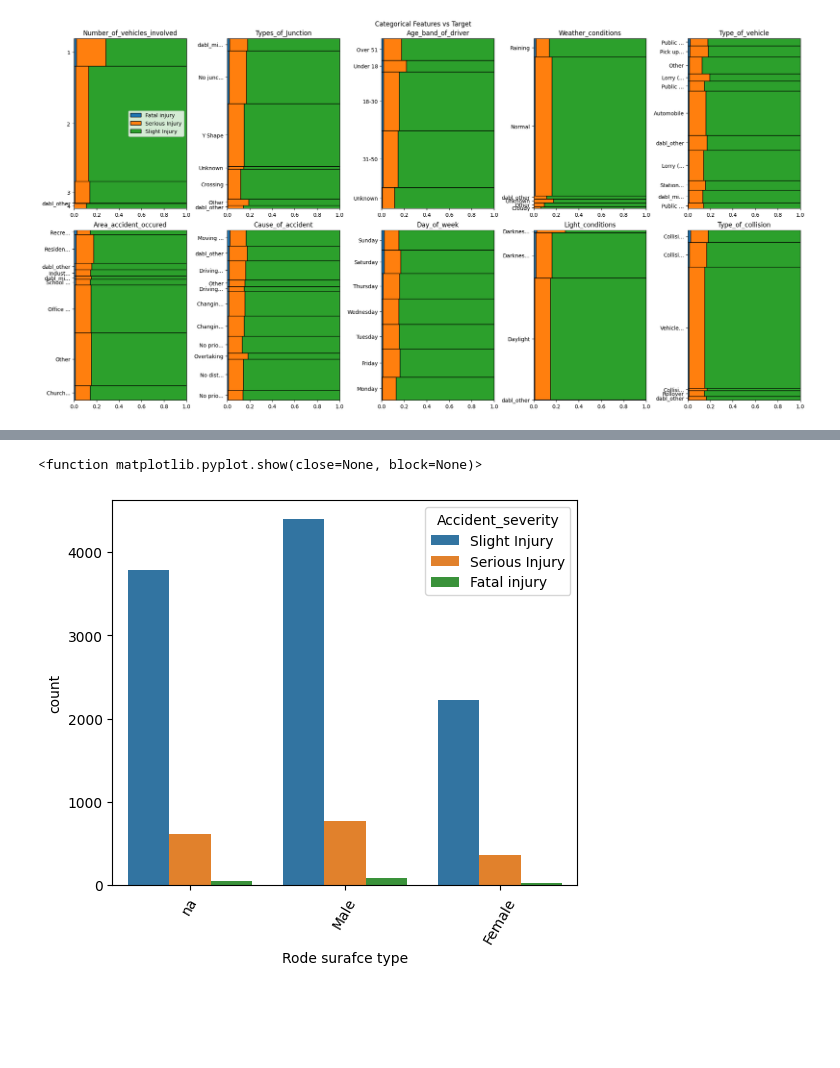
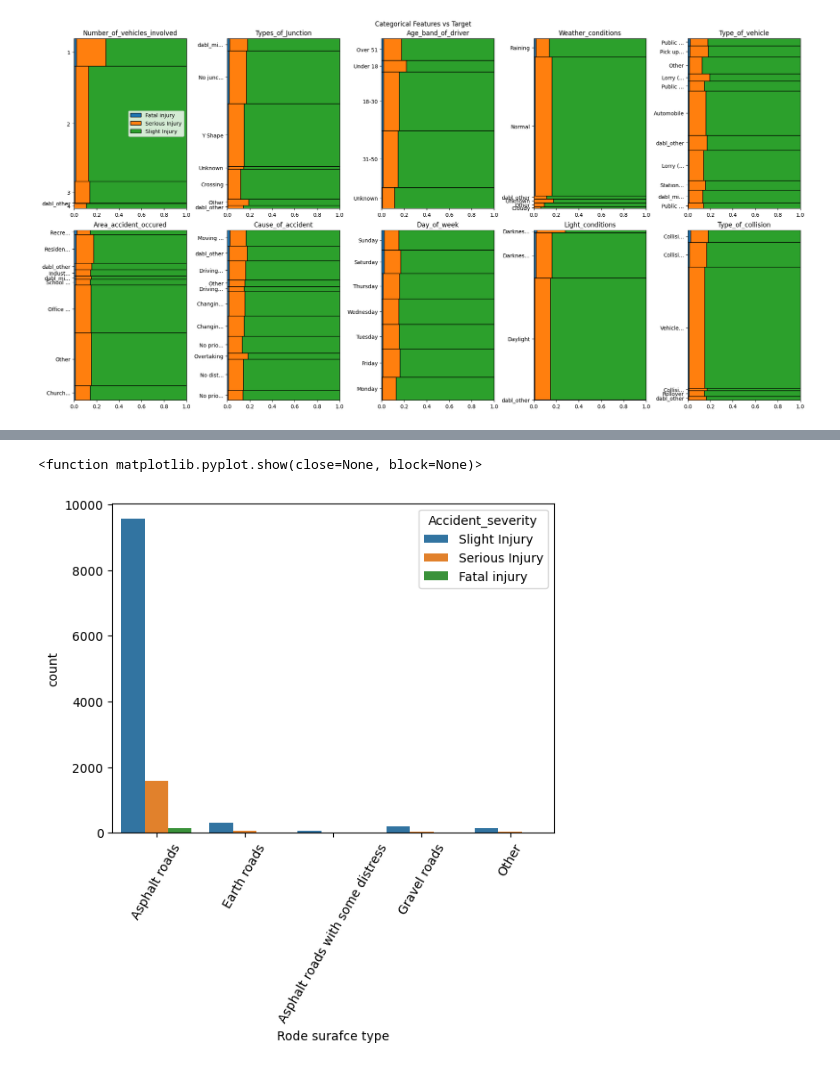
Before and after one commit to sudeep-hk/DS---Algo, a Jupyter notebook: accident_pred.ipynb, the cells around one changed output, grey strips where cells are left out. Cells and saved outputs as stored; diff of their text form; code cells hidden in the pictures; blank space fills up the shorter version.

```diff
--- a/accident_pred.ipynb
+++ b/accident_pred.ipynb
@@ -84,16 +85,16 @@ memory usage: 3.0+ MB
 # %%
 #dabl showing only top 10 categorical variables realtion for rest we need to do manual work
 import seaborn as sns
 import matplotlib.pyplot as plt
 
-plt.figure(figsize=(6,5))
-sns.countplot(x='Sex_of_casualty', hue='Accident_severity', data=df)
+# plt.figure(figCsize=(6,5))
+sns.countplot(x='Road_surface_type', hue='Accident_severity', data=df)
 plt.xlabel('Rode surafce type')
 plt.xticks(rotation=60)
 plt.show
 # %% [output]
 <function matplotlib.pyplot.show(close=None, block=None)>
-[figure, old version]
+[figure, new version]
 # %%
 #pre processing of data
 df['Time']=pd.to_datetime(df['Time'])
```
Also changed, not shown: parts of 12 cells of this notebook.
